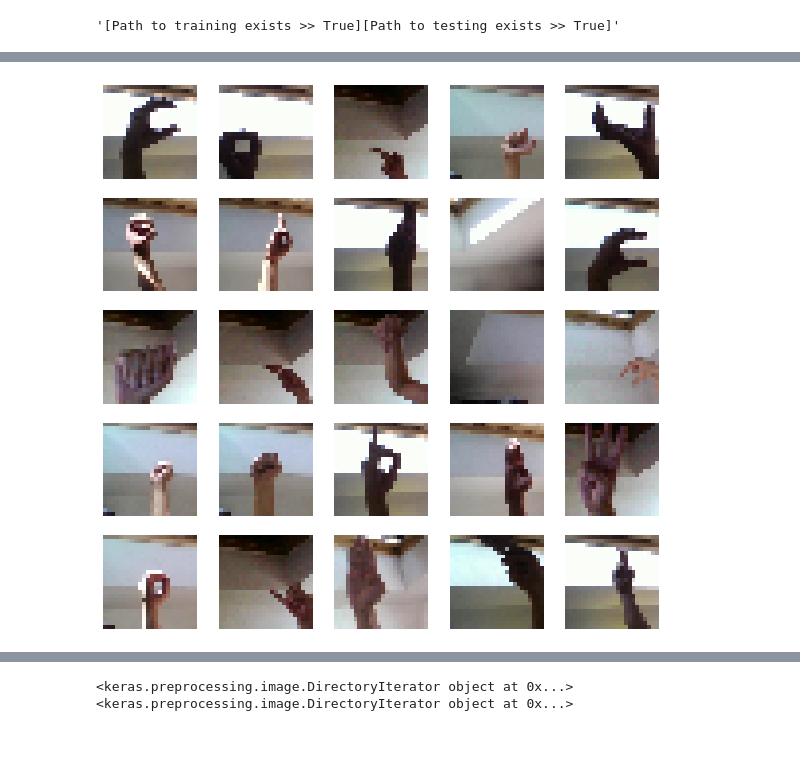
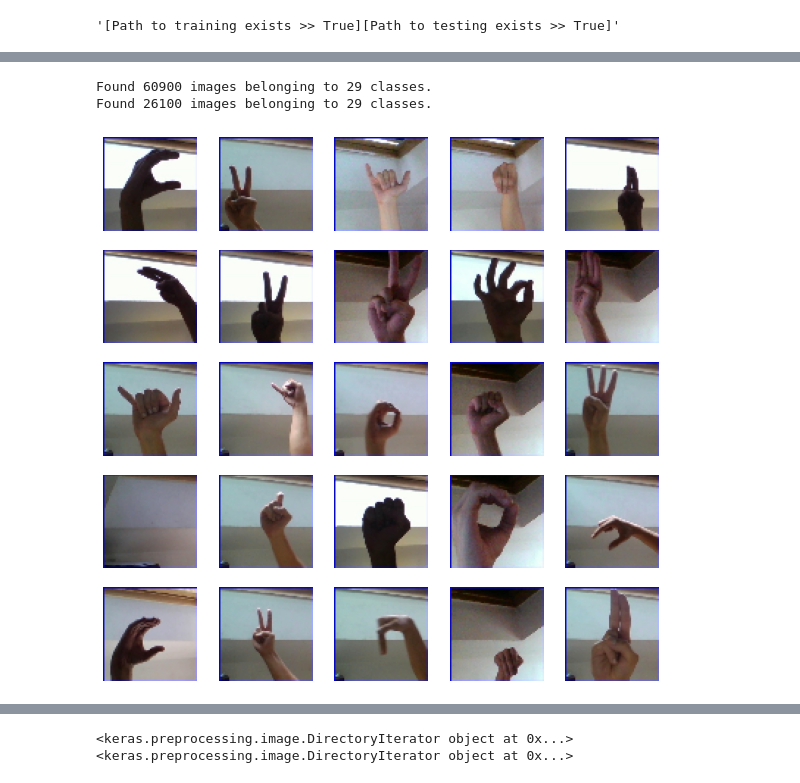
Before and after one commit to The-Ranger22/CSC494-GroupProject, a Jupyter notebook: src/model_evaluation.ipynb, the cells around one changed output, grey strips where cells are left out. Drawn from its saved outputs; the diff is of its cells as text; code cells hidden in the pictures; blank space fills up the shorter version.

Commit message:
performance report works. Increased resolution size of images for training

```diff
--- a/src/model_evaluation.ipynb
+++ b/src/model_evaluation.ipynb
@@ -38,6 +38,6 @@ categories
 # %%
 from image_cnn import ASLClassifier
 asl_clf = ASLClassifier()
-asl_clf.load_dataset(path_to_training, img_shape=(24, 24, 3))
+asl_clf.load_dataset(path_to_training, img_shape=(64, 64, 3))
 asl_clf.display_25_img()
 # %% [output]
@@ -46,3 +46,5 @@ Found 26100 images belonging to 29 classes.
+Found 60900 images belonging to 29 classes.
+Found 26100 images belonging to 29 classes.
-[figure, old version]
+[figure, new version]
 # %%
 asl_clf.compile_model()
```
Also changed, not shown: parts of 10 cells of this notebook, 1 other file.
